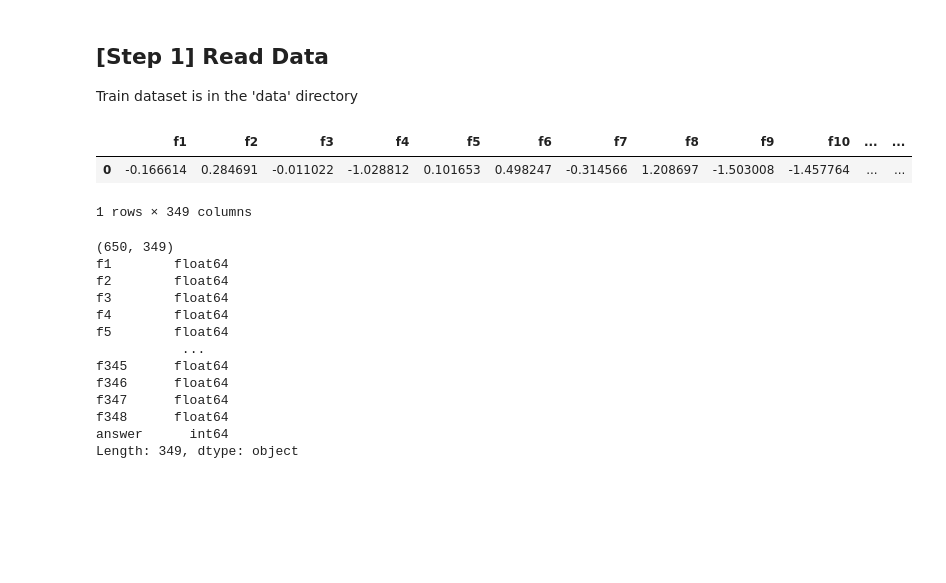
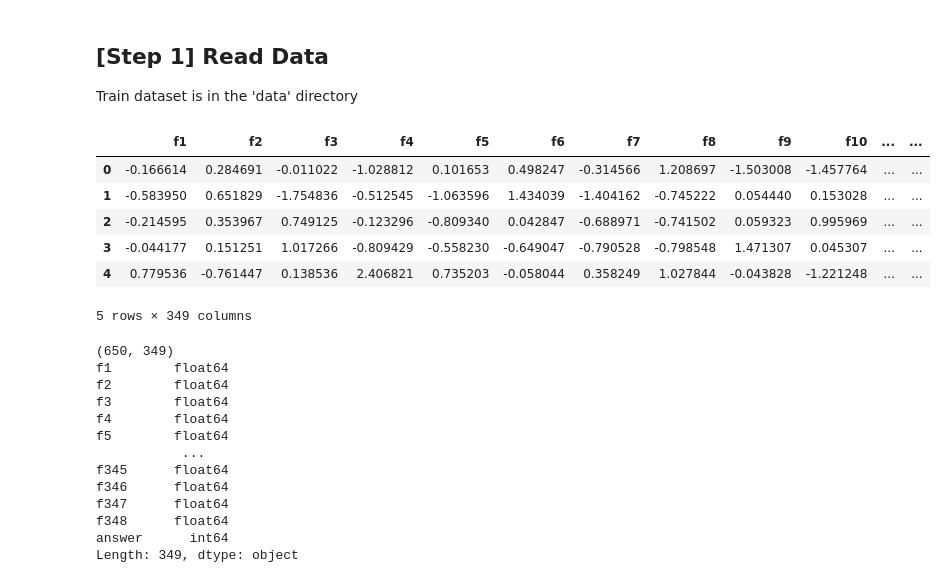
Before and after one commit to han-0315/-, a Jupyter notebook: 기말고사과제/Practice Code.ipynb, the cells around one changed output. Drawn from its saved outputs; the diff is of its cells as text; code cells hidden in the pictures; blank space fills up the shorter version.

```diff
--- a/기말고사과제/Practice Code.ipynb
+++ b/기말고사과제/Practice Code.ipynb
@@ -37,16 +38,28 @@ import numpy as np
 Train dataset is in the 'data' directory
 # %%
 import pandas as pd
+import seaborn as sns
+from scipy.stats import skew
+from sklearn.model_selection import train_test_split
+from sklearn.metrics import mean_squared_error
+import matplotlib
 
+import matplotlib.pyplot as plt
 # Import the data using the file path
-filepath = os.sep.join(data_path + ['music_train_data.csv'])
-data = pd.read_csv(filepath)
+filepath1 = os.sep.join(data_path + ['music_train_data.csv'])
+data = pd.read_csv(filepath1)
+filepath2 = os.sep.join(data_path + ['music_test_data.csv'])
+test_data = pd.read_csv(filepath2)
 # %%
-data.head(1)
+data.head(5)
 # %% [output]
 |  | f1 | f2 | f3 | f4 | f5 | f6 | f7 | f8 | f9 | f10 | ... | ... |
 | 0 | -0.166614 | 0.284691 | -0.011022 | -1.028812 | 0.101653 | 0.498247 | -0.314566 | 1.208697 | -1.503008 | -1.457764 | ... | ... |
+| 1 | -0.583950 | 0.651829 | -1.754836 | -0.512545 | -1.063596 | 1.434039 | -1.404162 | -0.745222 | 0.054440 | 0.153028 | ... | ... |
+| 2 | -0.214595 | 0.353967 | 0.749125 | -0.123296 | -0.809340 | 0.042847 | -0.688971 | -0.741502 | 0.059323 | 0.995969 | ... | ... |
+| 3 | -0.044177 | 0.151251 | 1.017266 | -0.809429 | -0.558230 | -0.649047 | -0.790528 | -0.798548 | 1.471307 | 0.045307 | ... | ... |
+| 4 | 0.779536 | -0.761447 | 0.138536 | 2.406821 | 0.735203 | -0.058044 | 0.358249 | 1.027844 | -0.043828 | -1.221248 | ... | ... |
-1 rows × 349 columns
+5 rows × 349 columns
 # %%
 print(data.shape)
 print(data.dtypes)
```
Also changed, not shown: parts of 40 cells of this notebook, 1 other file.
